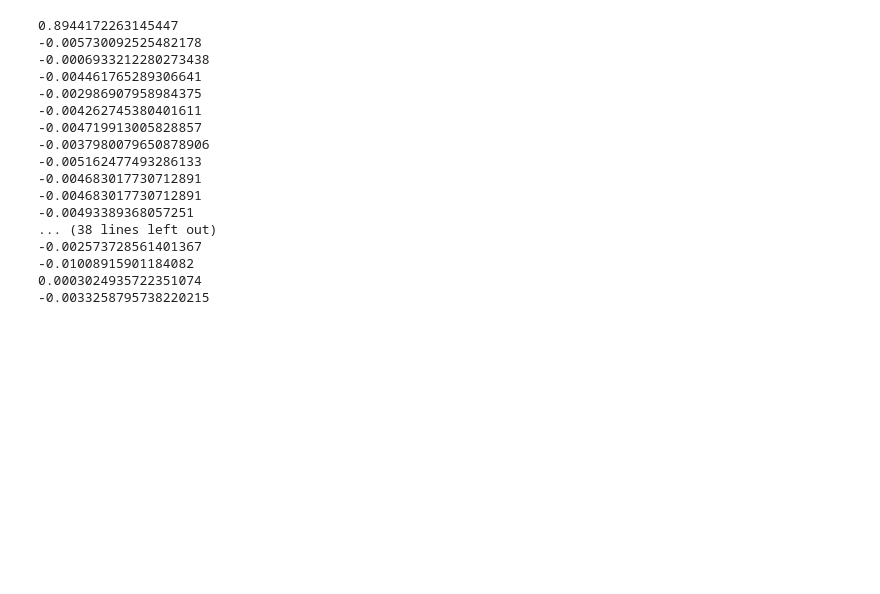
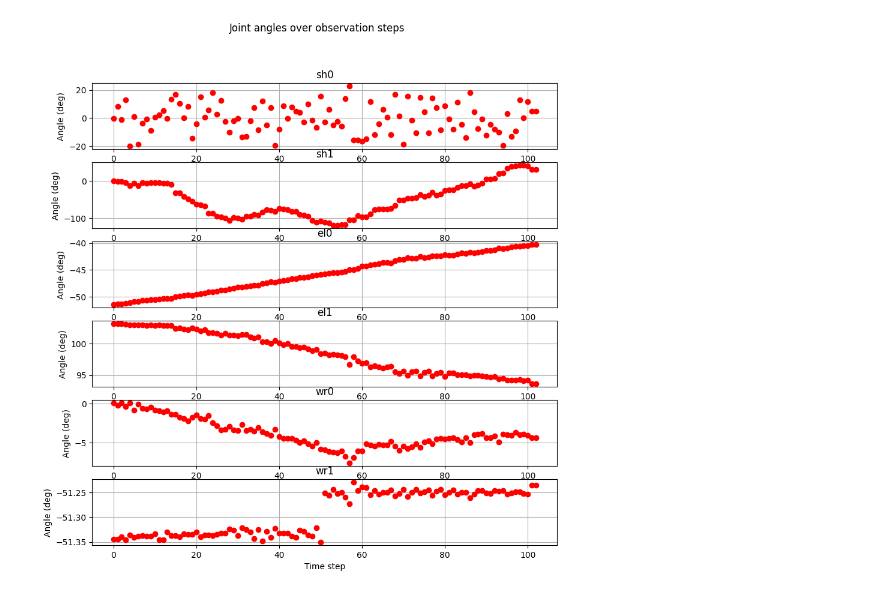
Before and after one commit to benjirer/active-learning-dynamics, a Jupyter notebook: data_test.ipynb, the cells around one changed output. Drawn from its saved outputs; the diff is of its cells as text; code cells hidden in the pictures; blank space fills up the shorter version.

Commit message:
added data collection

```diff
--- a/data_test.ipynb
+++ b/data_test.ipynb
@@ -1,30 +0,0 @@
-# %%
-# read csv from pandas
-import pandas as pd
-import numpy as np
-
-# read csv
-df = pd.read_csv('/home/bhoffman/Documents/MT FS24/active-learning-dynamics/logger.csv')
-prev_pred = 0
-for index, row in df.iterrows():
-    error = prev_pred - row['prev_0']
-    prev_pred = row['pred_0']
-    print(error)
-# %% [output]
-0.8944172263145447
--0.005730092525482178
--0.0006933212280273438
--0.004461765289306641
--0.002986907958984375
--0.004262745380401611
--0.004719913005828857
--0.0037980079650878906
--0.005162477493286133
--0.004683017730712891
--0.004683017730712891
--0.00493389368057251
-... (38 lines left out)
--0.002573728561401367
--0.01008915901184082
-0.0003024935722351074
--0.0033258795738220215
@@ -30,0 +37,22 @@ for index, row in df.iterrows():
+# %%
+# joint states
+
+# filter for arm joint position states only
+joint_states = [d[6:12] for d in data]
+
+fig, axs = plt.subplots(6, 1, figsize=(10, 10))
+fig.suptitle('Joint angles over observation steps')
+joint_names = ['sh0', 'sh1', 'el0', 'el1', 'wr0', 'wr1']
+for i in range(6):
+    axs[i].set_title(joint_names[i])
+    axs[i].set_ylabel('Angle (deg)')
+    axs[i].set_xlabel('Time step')
+    axs[i].grid()
+
+step = 0
+for joint_state in joint_states:
+    for i in range(6):
+        axs[i].plot(step, np.rad2deg(joint_state[i]), 'ro')
+    step += 1
+# %% [output]
+[figure, added]
```
Also changed, not shown: parts of 2 cells of this notebook, 59 other files.
